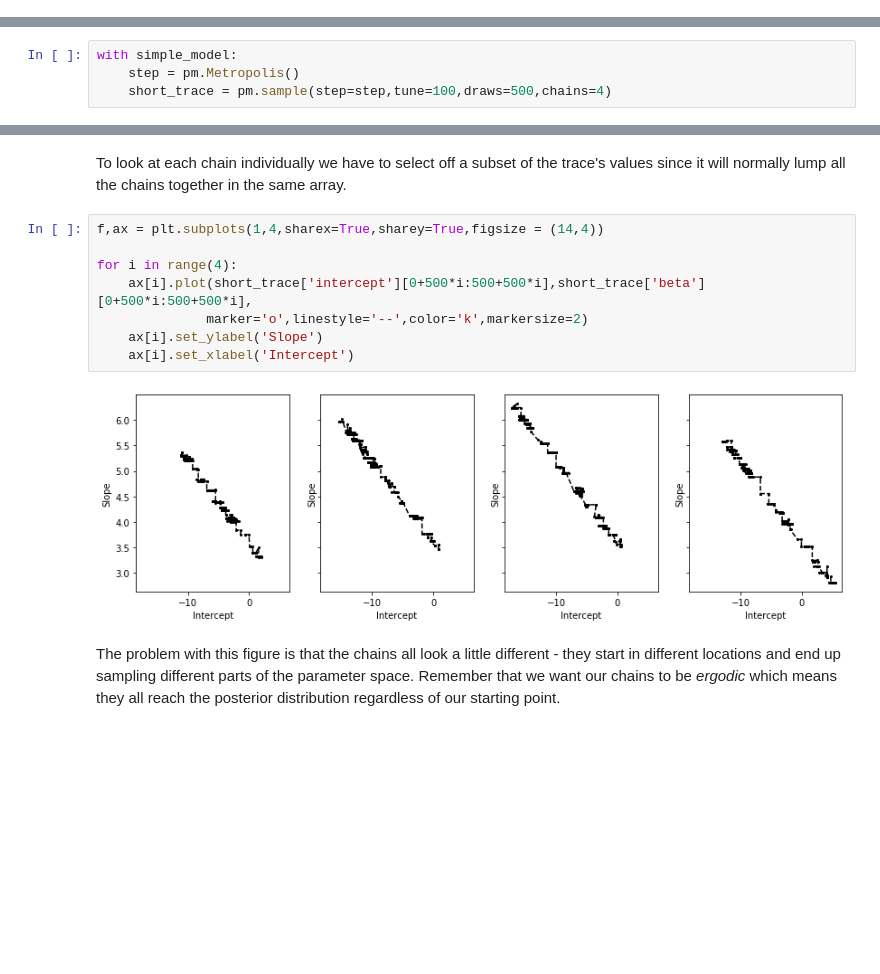
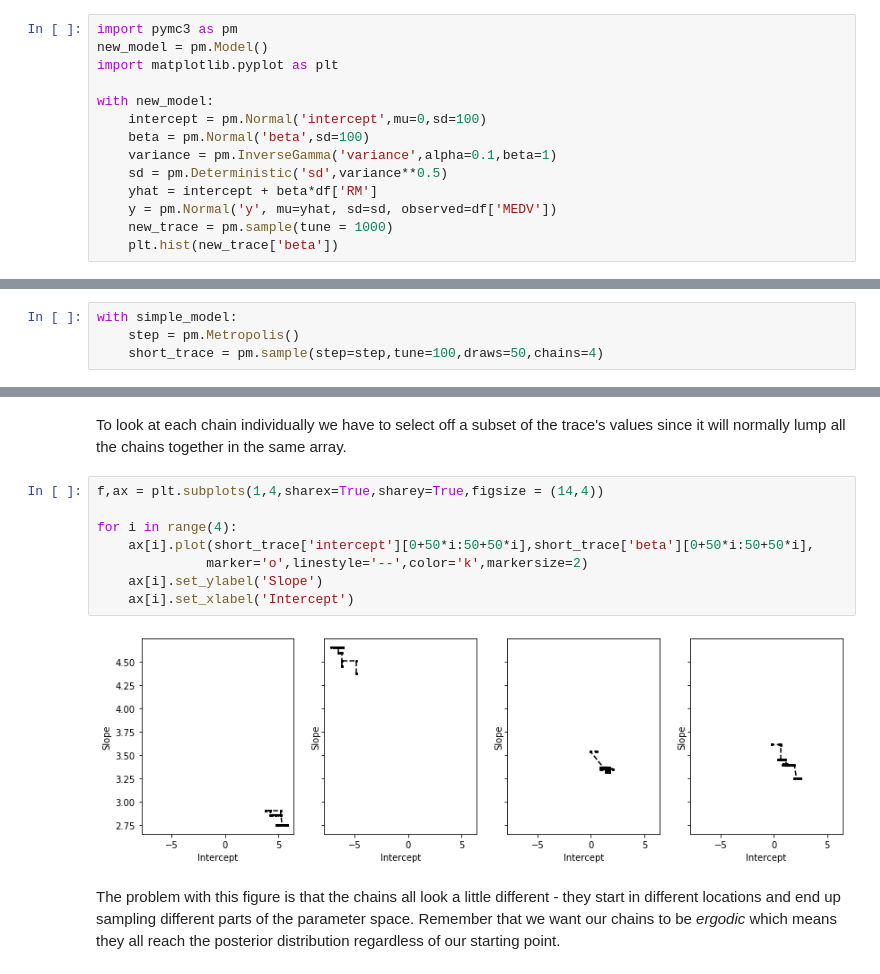
Before and after one commit to rijish45/Model-Based-Data-Science, a Jupyter notebook: notebooks/03-bayesian-modeling.ipynb, the cells around one changed output, grey strips where cells are left out. Drawn from its saved outputs; the diff is of its cells as text; blank space fills up the shorter version.

```diff
--- a/notebooks/03-bayesian-modeling.ipynb
+++ b/notebooks/03-bayesian-modeling.ipynb
@@ -152,3 +155,17 @@ array(-36331.08113257)
 ## In-class exercise:
 # %% [markdown]
 Rewrite the above model but instead using a Half-Cauchy prior with $\beta=1$ on the `sd` parameter.
+# %%
+import pymc3 as pm
+new_model = pm.Model()
+import matplotlib.pyplot as plt
+
+with new_model:
+    intercept = pm.Normal('intercept',mu=0,sd=100)
+    beta = pm.Normal('beta',sd=100)
+    variance = pm.InverseGamma('variance',alpha=0.1,beta=1)
+    sd = pm.Deterministic('sd',variance**0.5)
+    yhat = intercept + beta*df['RM']
+    y = pm.Normal('y', mu=yhat, sd=sd, observed=df['MEDV'])
+    new_trace = pm.sample(tune = 1000)
+    plt.hist(new_trace['beta'])
@@ -226,5 +258,5 @@ Another way that our sampler can fail is by simply not reaching the true posteri
 # %%
 with simple_model:
     step = pm.Metropolis()
-    short_trace = pm.sample(step=step,tune=100,draws=500,chains=4)
+    short_trace = pm.sample(step=step,tune=100,draws=50,chains=4)
 # %% [output]
@@ -242,13 +273,13 @@ To look at each chain individually we have to select off a subset of the trace's
 # %%
 f,ax = plt.subplots(1,4,sharex=True,sharey=True,figsize = (14,4))
 
 for i in range(4):
-    ax[i].plot(short_trace['intercept'][0+500*i:500+500*i],short_trace['beta'][0+500*i:500+500*i],
+    ax[i].plot(short_trace['intercept'][0+50*i:50+50*i],short_trace['beta'][0+50*i:50+50*i],
               marker='o',linestyle='--',color='k',markersize=2)
     ax[i].set_ylabel('Slope')
     ax[i].set_xlabel('Intercept')
 # %% [output]
-[figure, old version]
+[figure, new version]
 # %% [markdown]
 The problem with this figure is that the chains all look a little different - they start in different locations and end up sampling different parts of the parameter space. Remember that we want our chains to be *ergodic* which means they all reach the posterior distribution regardless of our starting point.
 # %% [markdown]
```
Also changed, not shown: parts of 22 cells of this notebook, 1 other file.
